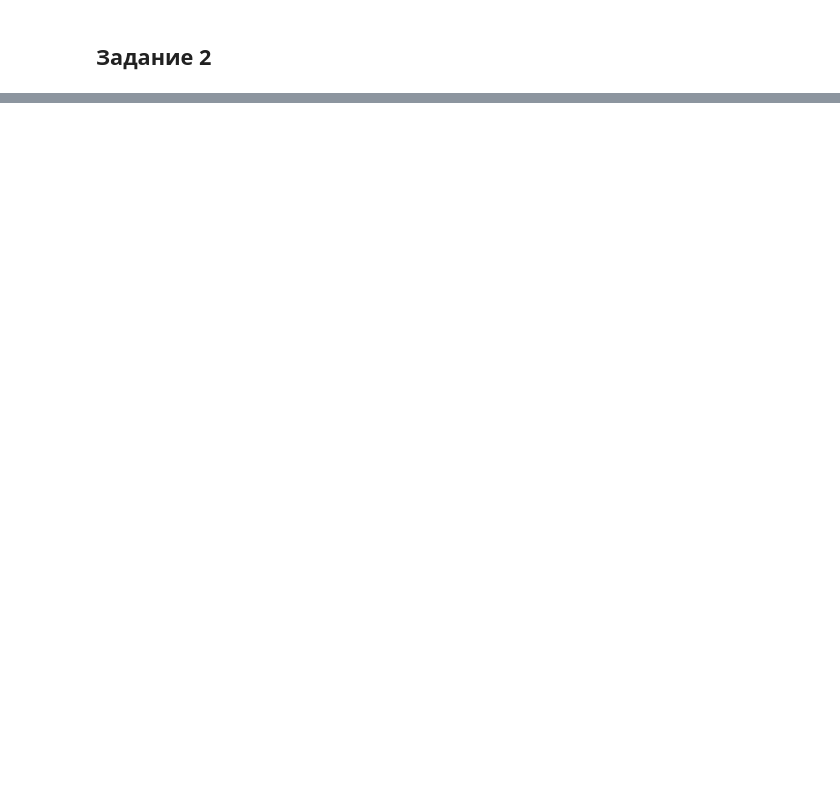
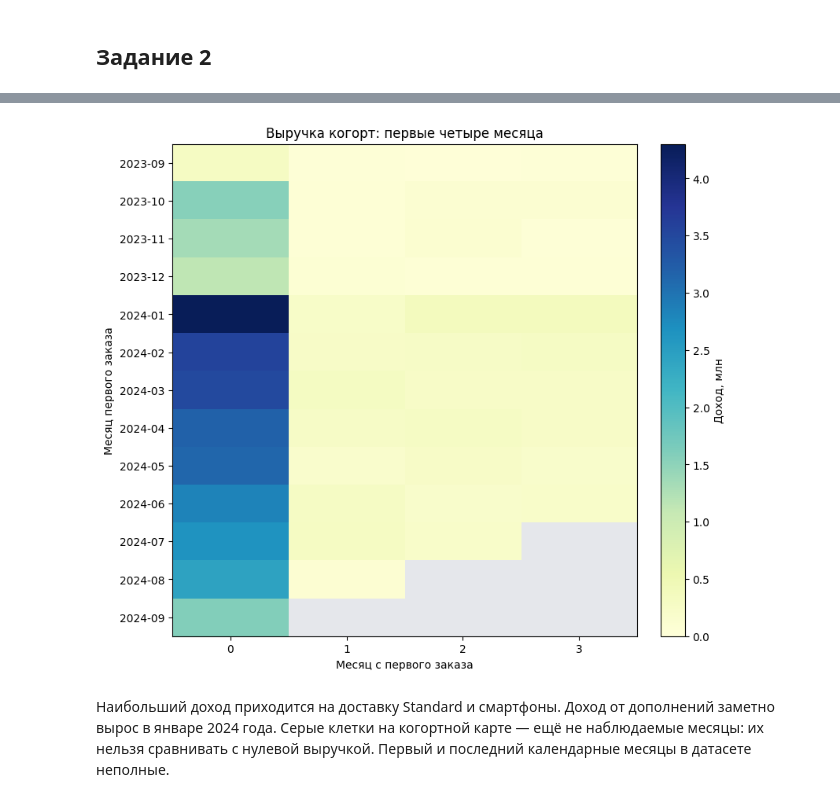
Before and after one commit to zimble111/DE-python-2026, a Jupyter notebook: HW3/homework_3.ipynb, the cells around one changed output, grey strips where cells are left out. Drawn from its saved outputs; the diff is of its cells as text; code cells hidden in the pictures; blank space fills up the shorter version.

Commit message:
Обновить HW3: очистка, топ-10 и когортный анализ

```diff
--- a/HW3/homework_3.ipynb
+++ b/HW3/homework_3.ipynb
@@ -114,0 +255,19 @@ plt.show()
+# %%
+cohort_revenue = metrics['cohort_revenue']
+fig, ax = plt.subplots(figsize=(8, 7), layout='constrained')
+if cohort_revenue.empty:
+    ax.text(0.5, 0.5, 'Нет данных после очистки', ha='center', va='center', transform=ax.transAxes)
+else:
+    cmap = plt.colormaps['YlGnBu'].copy()
+    cmap.set_bad('#e5e7eb')
+    image = ax.imshow(cohort_revenue.to_numpy() / 1_000_000, aspect='auto', cmap=cmap, vmin=0)
+    ax.set_xticks(range(4), labels=range(4))
+    ax.set_yticks(range(len(cohort_revenue)), labels=cohort_revenue.index.astype(str))
+    fig.colorbar(image, ax=ax, label='Доход, млн')
+ax.set(title='Выручка когорт: первые четыре месяца', xlabel='Месяц с первого заказа', ylabel='Месяц первого заказа')
+fig.savefig('cohort_revenue.png', dpi=150)
+plt.show()
+# %% [output]
+[figure, added]
+# %% [markdown]
+Наибольший доход приходится на доставку Standard и смартфоны. Доход от дополнений заметно вырос в январе 2024 года. Серые клетки на когортной карте — ещё не наблюдаемые месяцы: их нельзя сравнивать с нулевой выручкой. Первый и последний календарные месяцы в датасете неполные.
```
Also changed, not shown: parts of 11 cells of this notebook, 6 other files.
